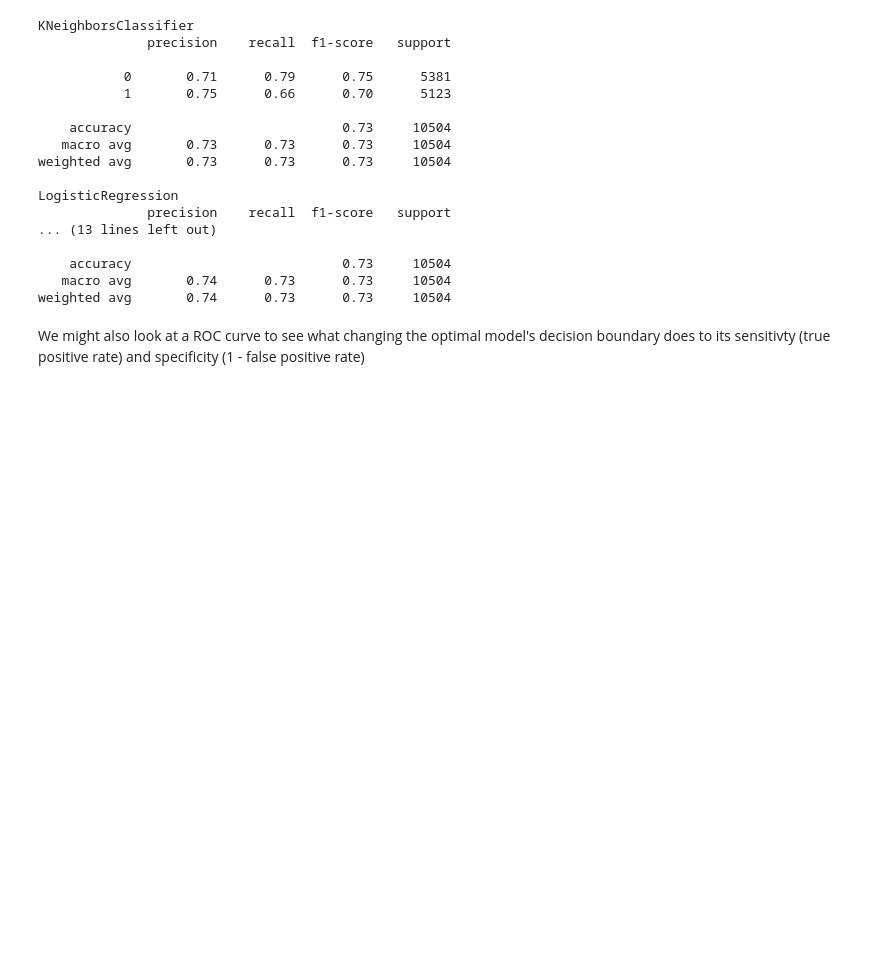
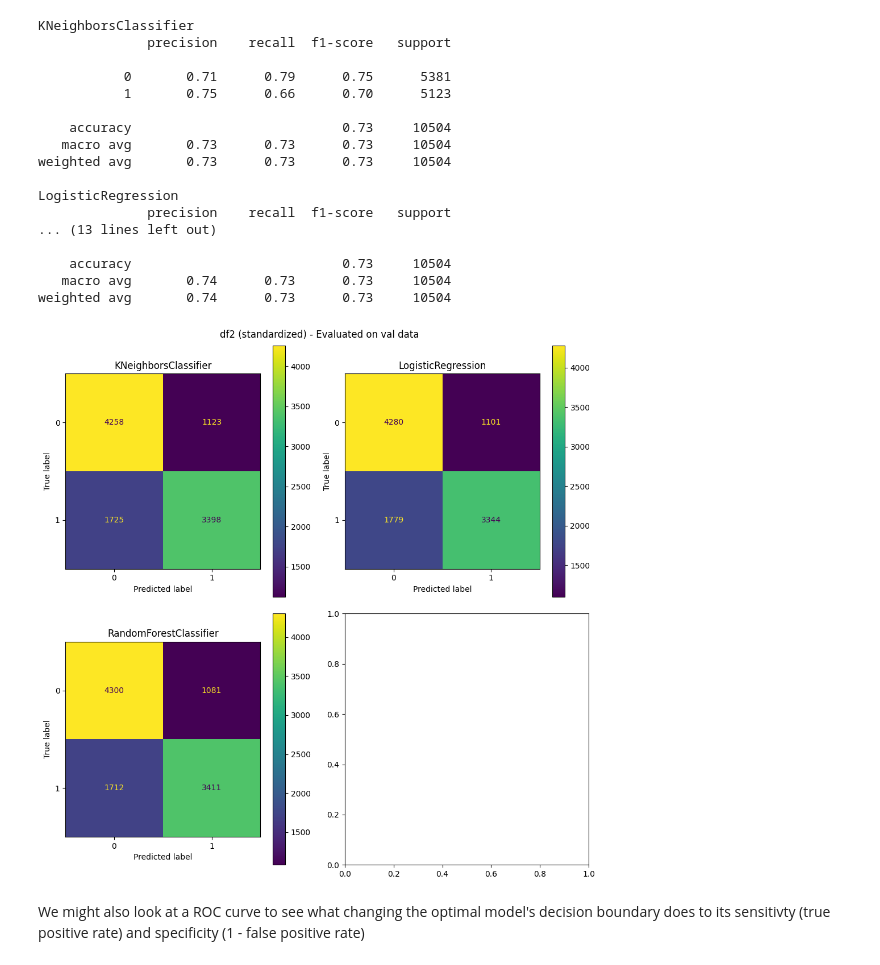
Before and after one commit to jvesand/Machine-learning-Johan-Sandberg, a Jupyter notebook: Lab/2_disease_prediction.ipynb, the cells around one changed output. Cells and saved outputs as stored; diff of their text form; code cells hidden in the pictures; blank space fills up the shorter version.

```diff
--- a/Lab/2_disease_prediction.ipynb
+++ b/Lab/2_disease_prediction.ipynb
@@ -696,6 +697,18 @@ LogisticRegression
     accuracy                           0.73     10504
    macro avg       0.74      0.73      0.73     10504
 weighted avg       0.74      0.73      0.73     10504
+# %%
+fig, axes = plt.subplots(2, 2, figsize=(10,10))
+axes = axes.flatten()
+
+for i, (name, graph) in enumerate(graphs["df2"]["StandardScaler"].items()):
+    graph.plot(ax = axes[i])
+    axes[i].set_title(f"{name}")
+
+fig.suptitle(f"df2 (standardized) - Evaluated on val data")
+fig.tight_layout()
+# %% [output]
+[figure, added]
 # %% [markdown]
 We might also look at a ROC curve to see what changing the optimal model's decision boundary does to its sensitivty (true positive rate) and specificity (1 - false positive rate)
 # %%
```
Also changed, not shown: parts of 5 cells of this notebook, 3 other files.
